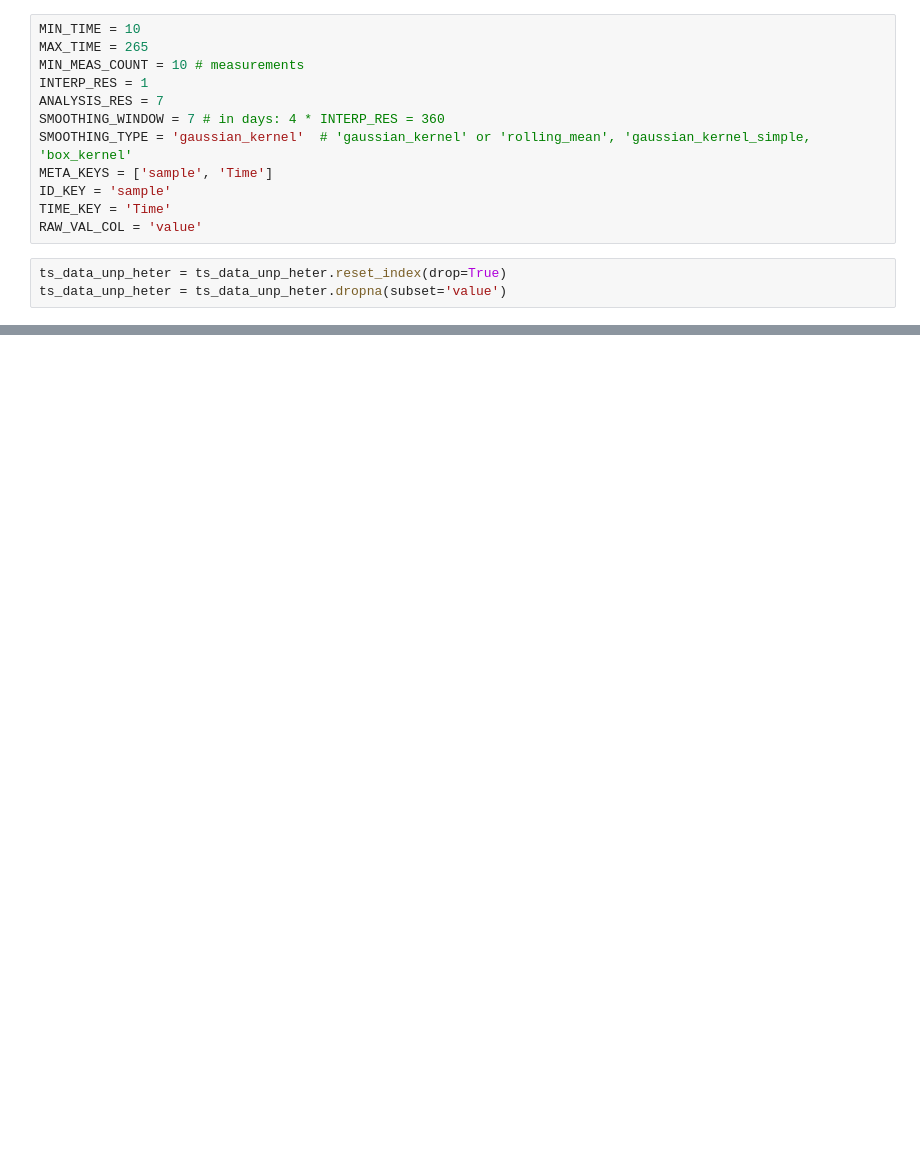
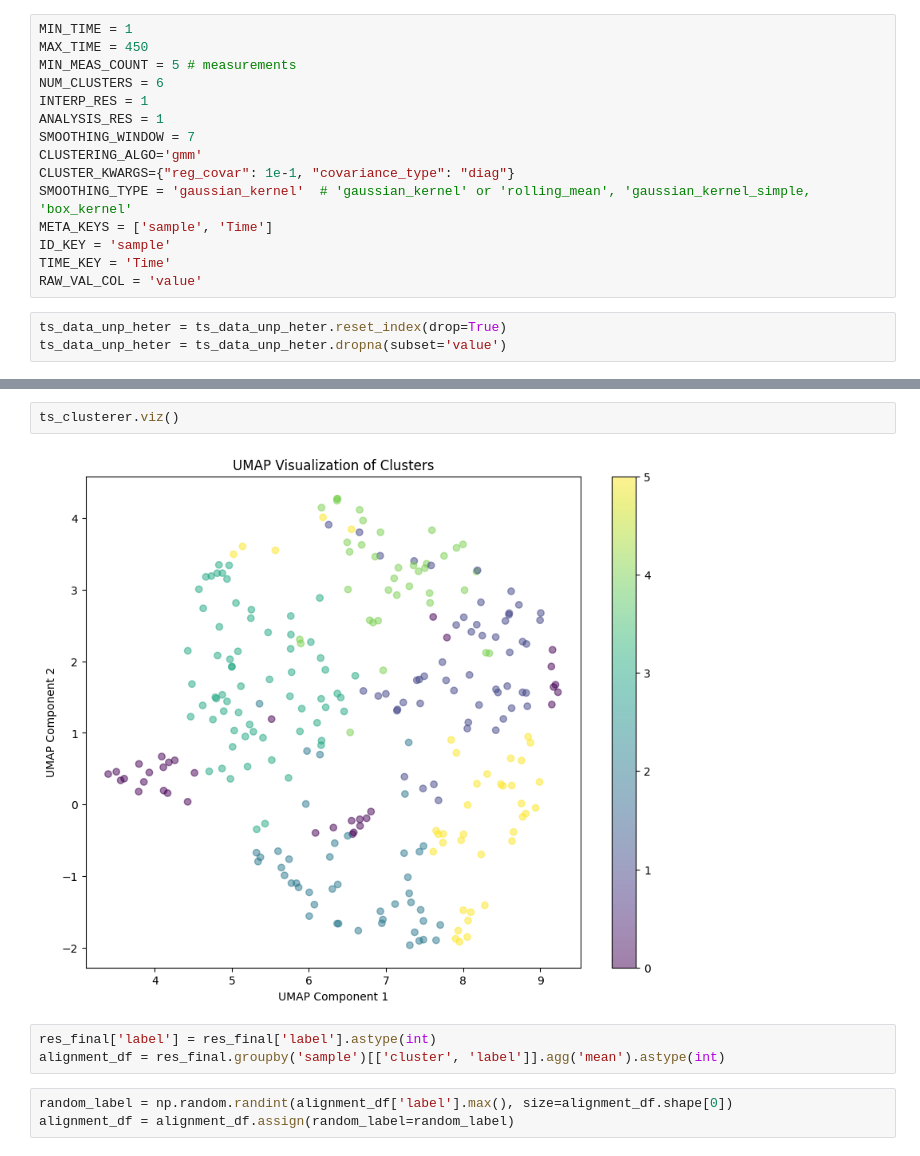
Before and after one commit to bramiozo/TimEx, a Jupyter notebook: sandbox/Cross_sect_test.ipynb, the cells around one changed output, grey strips where cells are left out. Drawn from its saved outputs; the diff is of its cells as text; blank space fills up the shorter version.

```diff
--- a/sandbox/Cross_sect_test.ipynb
+++ b/sandbox/Cross_sect_test.ipynb
@@ -77,10 +103,13 @@ for s in ts_data_unp_heter.sample(n=100)['sample']:
 # %%
-MIN_TIME = 10
-MAX_TIME = 265
-MIN_MEAS_COUNT = 10 # measurements
+MIN_TIME = 1
+MAX_TIME = 450
+MIN_MEAS_COUNT = 5 # measurements
+NUM_CLUSTERS = 6
 INTERP_RES = 1
-ANALYSIS_RES = 7
-SMOOTHING_WINDOW = 7 # in days: 4 * INTERP_RES = 360
+ANALYSIS_RES = 1
+SMOOTHING_WINDOW = 7
+CLUSTERING_ALGO='gmm'
+CLUSTER_KWARGS={"reg_covar": 1e-1, "covariance_type": "diag"}
 SMOOTHING_TYPE = 'gaussian_kernel'  # 'gaussian_kernel' or 'rolling_mean', 'gaussian_kernel_simple, 'box_kernel'
 META_KEYS = ['sample', 'Time']
 ID_KEY = 'sample'
@@ -144,0 +264,10 @@ ts_temp.loc[ts_temp.ID==3565782].head()
+# %%
+ts_clusterer.viz()
+# %% [output]
+[figure, added]
+# %%
+res_final['label'] = res_final['label'].astype(int)
+alignment_df = res_final.groupby('sample')[['cluster', 'label']].agg('mean').astype(int)
+# %%
+random_label = np.random.randint(alignment_df['label'].max(), size=alignment_df.shape[0])
+alignment_df = alignment_df.assign(random_label=random_label)
```
Also changed, not shown: parts of 19 cells of this notebook, 1 other file.
